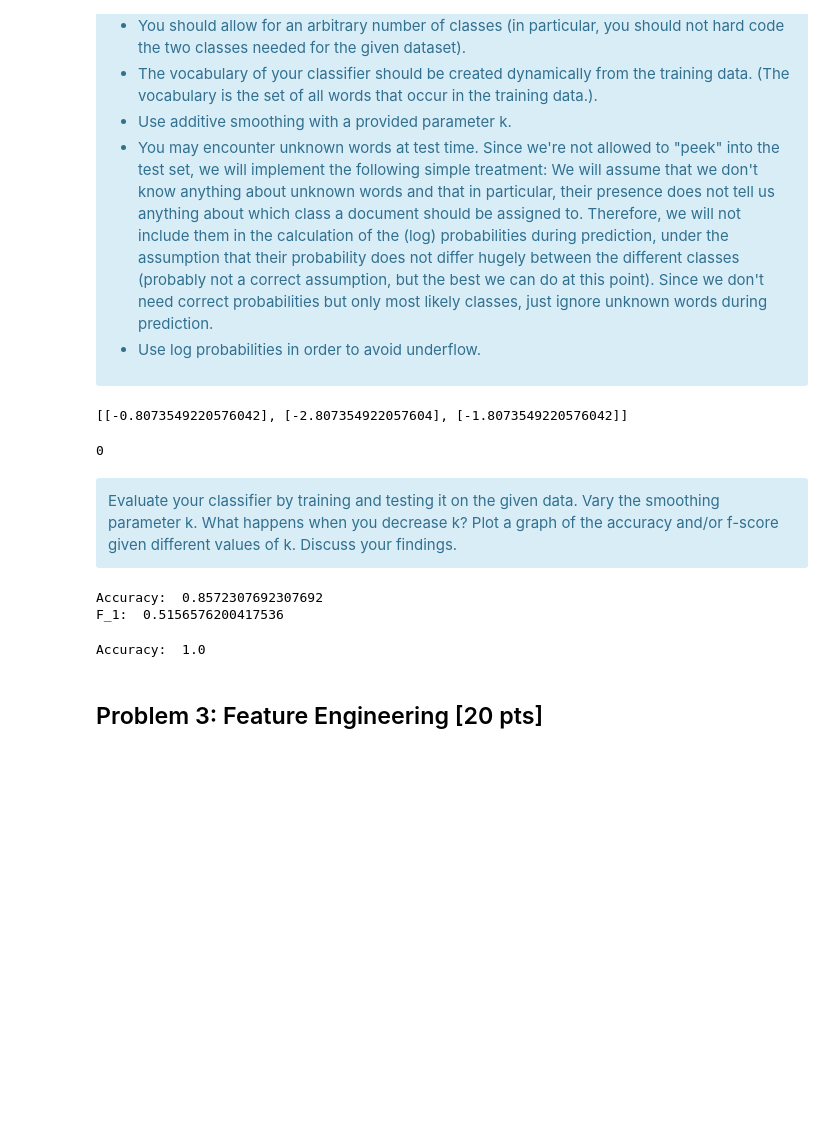
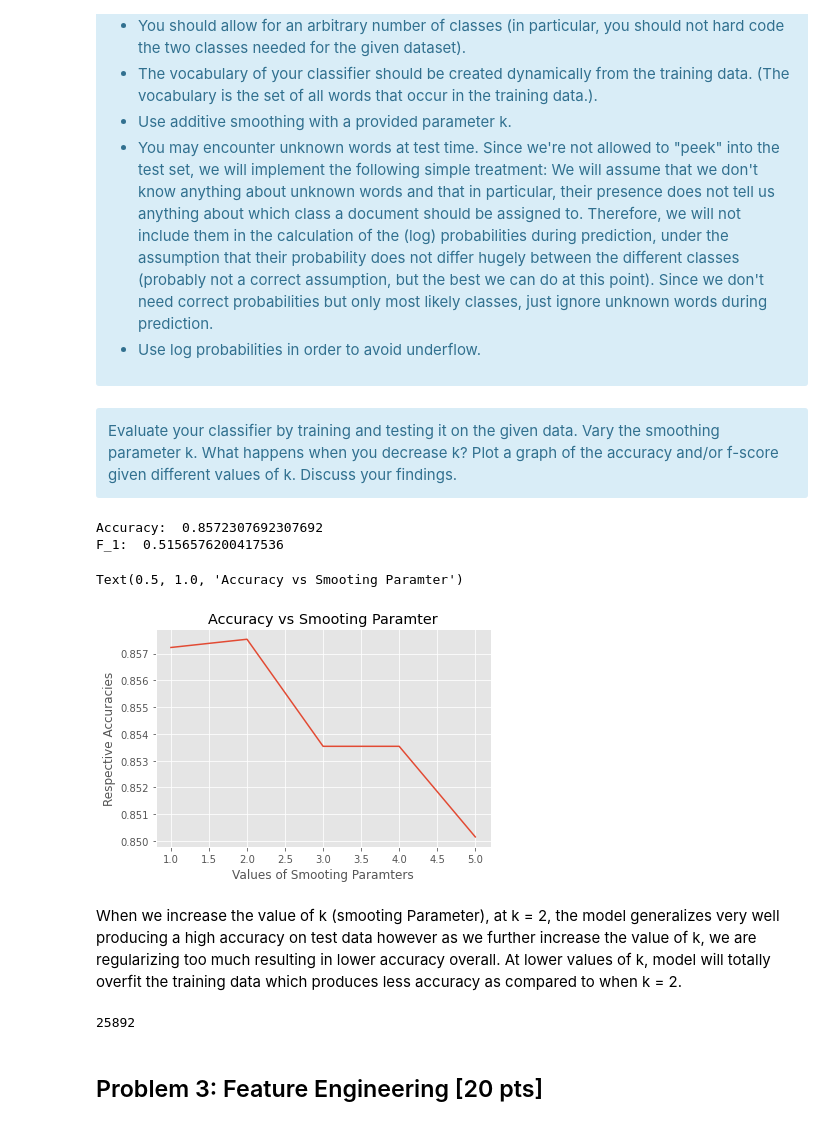
Before and after one commit to razaali0123/NLP_Projects, a Jupyter notebook: anlp2020-assignment-01.ipynb, the cells around one changed output. Cells and saved outputs as stored; diff of their text form; code cells hidden in the pictures; blank space fills up the shorter version.

```diff
--- a/anlp2020-assignment-01.ipynb
+++ b/anlp2020-assignment-01.ipynb
@@ -144,17 +144,6 @@ Some requirements and notes for implementation:
 </ul>
 
 </div>
-# %%
-lst = [4,1,2]
-[[math.log2(num/sum(lst))] for num in lst]
-# %% [output]
-[[-0.8073549220576042], [-2.807354922057604], [-1.8073549220576042]]
-# %%
-lst = [-1, -3, -7]
-val = sorted(lst)[-1]
-lst.index(val)
-# %% [output]
-0
 # %%
 class NaiveBayes(object):
 
@@ -232,12 +218,25 @@ class NaiveBayes(object):
 Evaluate your classifier by training and testing it on the given data. Vary the smoothing parameter k. What happens when you decrease k? Plot a graph of the accuracy and/or f-score given different values of k. Discuss your findings.</div>
 # %%
 import math
+import matplotlib.pyplot as plt
 
 nb = NaiveBayes.train(train_data)
 print("Accuracy: ",accuracy(nb, test_data))
 print("F_1: ", f_1(nb,test_data))
 
 # TODO: test further smoothing parameters
+smooting_param = [1, 2, 3, 4, 5]
+ac = []
+for k in smooting_param:
+    nb = NaiveBayes.train(train_data, k = k)
+    ac.append(accuracy(nb, test_data))
+plt.style.use("ggplot")
+plt.plot(smooting_param, ac)
+plt.xlabel("Values of Smooting Paramters")
+plt.ylabel("Respective Accuracies")
+plt.title("Accuracy vs Smooting Paramter")
 # %% [output]
 Accuracy:  0.8572307692307692
 F_1:  0.5156576200417536
+Text(0.5, 1.0, 'Accuracy vs Smooting Paramter')
+[figure, added]
@@ -247,11 +243,9 @@ xte = [(['chin', 'tok', 'kar'], 'c')]
-# %%
-nb = NaiveBayes.train(xtr)
-print("Accuracy: ",accuracy(nb, xte))
-#print("F_1: ", f_1(nb,test_data))
-
-# TODO: test further smoothing parameters
-# %% [output]
-Accuracy:  1.0
+# %% [markdown]
+When we increase the value of k (smooting Parameter), at k = 2, the model generalizes very well producing a high accuracy on test data however as we further increase the value of k, we are regularizing too much resulting in lower accuracy overall. At lower values of k, model will totally overfit the training data which produces less accuracy as compared to when k = 2.
+# %%
+len(nb.vocab)
+# %% [output]
+25892
 # %% [markdown]
 ## Problem 3: Feature Engineering [20 pts]
 # %% [markdown]
```
Also changed, not shown: parts of 13 cells of this notebook.
